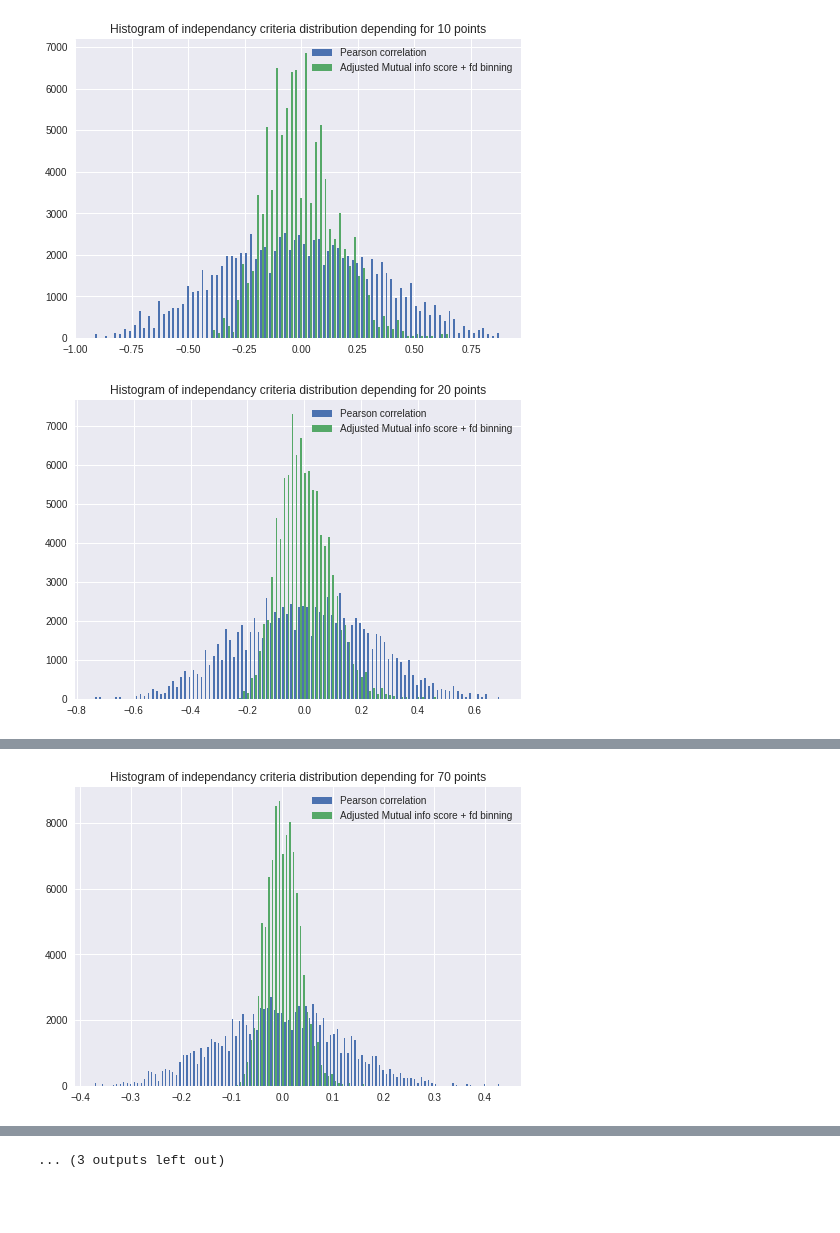
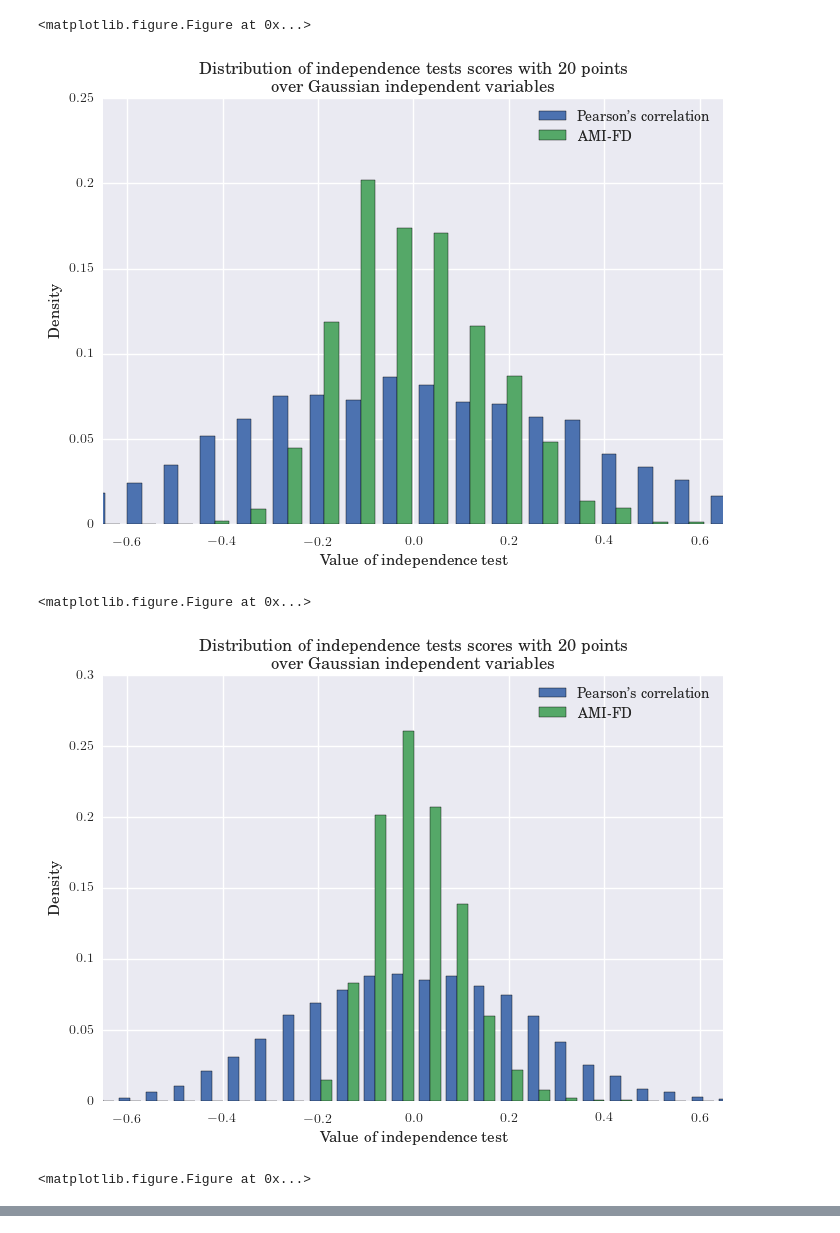
Before and after one commit to diviyank/dependency_criteria, a Jupyter notebook: perform_linear_test.ipynb, the cells around one changed output, grey strips where cells are left out. Drawn from its saved outputs; the diff is of its cells as text; code cells hidden in the pictures; blank space fills up the shorter version.

Commit message:
Tex Figures
Signed-off-by: Diviyan Kalainathan <dkalainathan@gmail.com>

```diff
--- a/perform_linear_test.ipynb
+++ b/perform_linear_test.ipynb
@@ -102,20 +113,33 @@ with open('Adj_MI_bin_samples_H2.txt','wb') as outfile:
 # %%
 # Analyse density curves?
+import matplotlib.ticker as ticker
 try:
     values_pear
 except NameError:
     with open('Pearson_samples_H2.txt','rb') as input1:
         values_pear=json.load(input1)
     with open('Adj_MI_bin_samples_H2.txt','rb') as input2:
         values_MI=json.load(input2)
 for i,nb_pts in zip(range(len(num_points)),num_points):
+    fig = plt.figure()
+    ax1 = fig.add_subplot(111)
     data = np.vstack([values_pear[i],values_MI[i]]).T
-    plt.hist(data,bins='fd',label=['Pearson correlation','Adjusted Mutual info score + fd binning'])
-    plt.title('Histogram of independancy criteria distribution depending for '+str(nb_pts) +' points')
+    ax1.hist(data,bins=25,label=[r"$\textrm{Pearson's correlation}$",r"$\textrm{AMI-FD}$"])
+    scale_y=num_samples_estimation
+    ticks_y = ticker.FuncFormatter(lambda y, pos: r'${0:g}$'.format(y/scale_y))
+    ax1.yaxis.set_major_formatter(ticks_y)
+    plt.title(r"$\textrm{Distribution of independence tests scores with 20 points}$"+ "\n"+ r"$\textrm{over Gaussian independent variables}$")
     plt.legend(loc='upper right')
+    plt.xlabel(r'$\textrm{Value of independence test}')
+    plt.xlim(-0.65,0.65)
+    plt.ylabel(r'$\textrm{Density}')
     plt.savefig('figures/histo_distrib2_'+str(nb_pts)+'_pts.png')
+
     plt.show()
     plt.clf()
 # %% [output]
+<matplotlib.figure.Figure at 0x...>
-[figure, old version]
+[figure, new version]
+<matplotlib.figure.Figure at 0x...>
-[figure, old version]
+[figure, new version]
+<matplotlib.figure.Figure at 0x...>
@@ -126 +152,0 @@ for i,nb_pts in zip(range(len(num_points)),num_points):
-[figure, removed]
@@ -132 +152,0 @@ for i,nb_pts in zip(range(len(num_points)),num_points):
-... (3 outputs left out)
```
Also changed, not shown: parts of 3 cells of this notebook, 1 other file.
